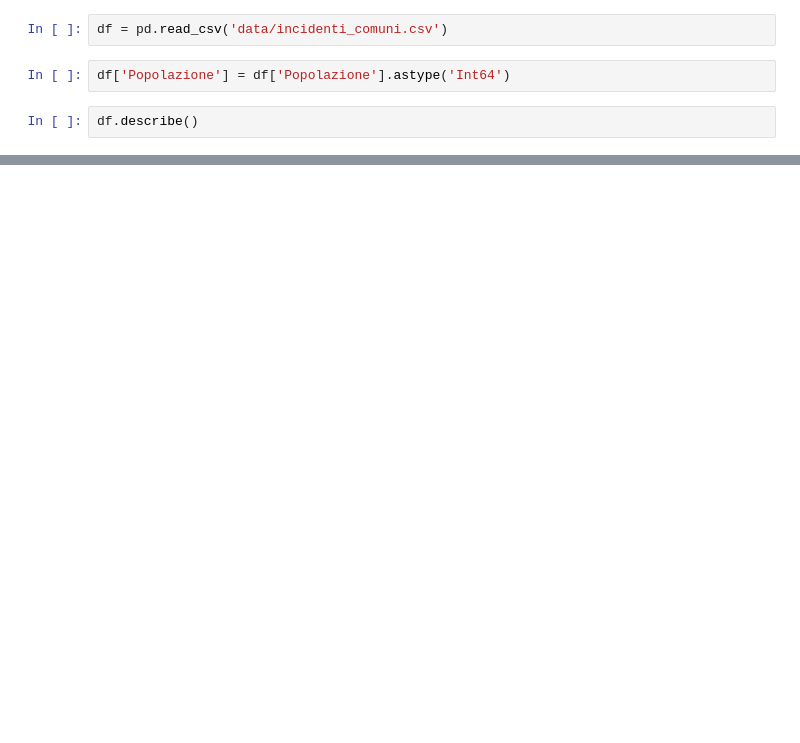
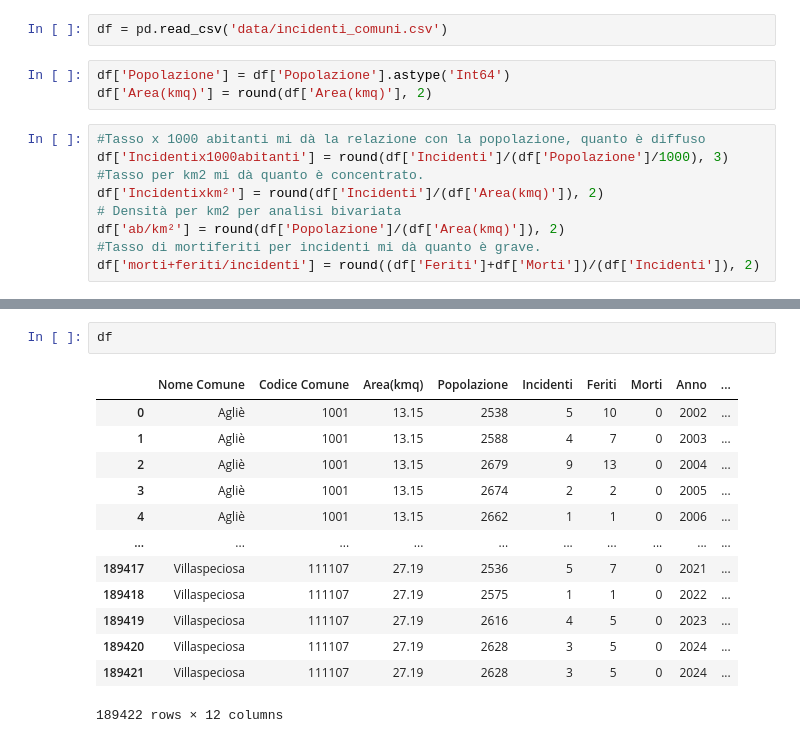
Before and after one commit to giuliocipone-lang/Boolean_capstone_project, a Jupyter notebook: EDA.ipynb, the cells around one changed output, grey strips where cells are left out. Cells and saved outputs as stored; diff of their text form; blank space fills up the shorter version.

Commit message:
EDA: aggiunto 3 nuove dimensioni al df: tasso incidenti sulla popolazione, sul territorio, tasso di gravità(morti+feriti per incidente

```diff
--- a/EDA.ipynb
+++ b/EDA.ipynb
@@ -11,5 +9,13 @@ Matplotlib is building the font cache; this may take a moment.
 df = pd.read_csv('data/incidenti_comuni.csv')
 # %%
 df['Popolazione'] = df['Popolazione'].astype('Int64')
+df['Area(kmq)'] = round(df['Area(kmq)'], 2)
 # %%
-df.describe()
+#Tasso x 1000 abitanti mi dà la relazione con la popolazione, quanto è diffuso
+df['Incidentix1000abitanti'] = round(df['Incidenti']/(df['Popolazione']/1000), 3)
+#Tasso per km2 mi dà quanto è concentrato.
+df['Incidentixkm²'] = round(df['Incidenti']/(df['Area(kmq)']), 2)
+# Densità per km2 per analisi bivariata
+df['ab/km²'] = round(df['Popolazione']/(df['Area(kmq)']), 2)
+#Tasso di mortiferiti per incidenti mi dà quanto è grave.
+df['morti+feriti/incidenti'] = round((df['Feriti']+df['Morti'])/(df['Incidenti']), 2)
@@ -25,0 +22,16 @@ df.describe()
+# %%
+df
+# %% [output]
+|  | Nome Comune | Codice Comune | Area(kmq) | Popolazione | Incidenti | Feriti | Morti | Anno | ... |
+| 0 | Agliè | 1001 | 13.15 | 2538 | 5 | 10 | 0 | 2002 | ... |
+| 1 | Agliè | 1001 | 13.15 | 2588 | 4 | 7 | 0 | 2003 | ... |
+| 2 | Agliè | 1001 | 13.15 | 2679 | 9 | 13 | 0 | 2004 | ... |
+| 3 | Agliè | 1001 | 13.15 | 2674 | 2 | 2 | 0 | 2005 | ... |
+| 4 | Agliè | 1001 | 13.15 | 2662 | 1 | 1 | 0 | 2006 | ... |
+| ... | ... | ... | ... | ... | ... | ... | ... | ... | ... |
+| 189417 | Villaspeciosa | 111107 | 27.19 | 2536 | 5 | 7 | 0 | 2021 | ... |
+| 189418 | Villaspeciosa | 111107 | 27.19 | 2575 | 1 | 1 | 0 | 2022 | ... |
+| 189419 | Villaspeciosa | 111107 | 27.19 | 2616 | 4 | 5 | 0 | 2023 | ... |
+| 189420 | Villaspeciosa | 111107 | 27.19 | 2628 | 3 | 5 | 0 | 2024 | ... |
+| 189421 | Villaspeciosa | 111107 | 27.19 | 2628 | 3 | 5 | 0 | 2024 | ... |
+189422 rows × 12 columns
```
Also changed, not shown: parts of 2 cells of this notebook, 1 other file.
